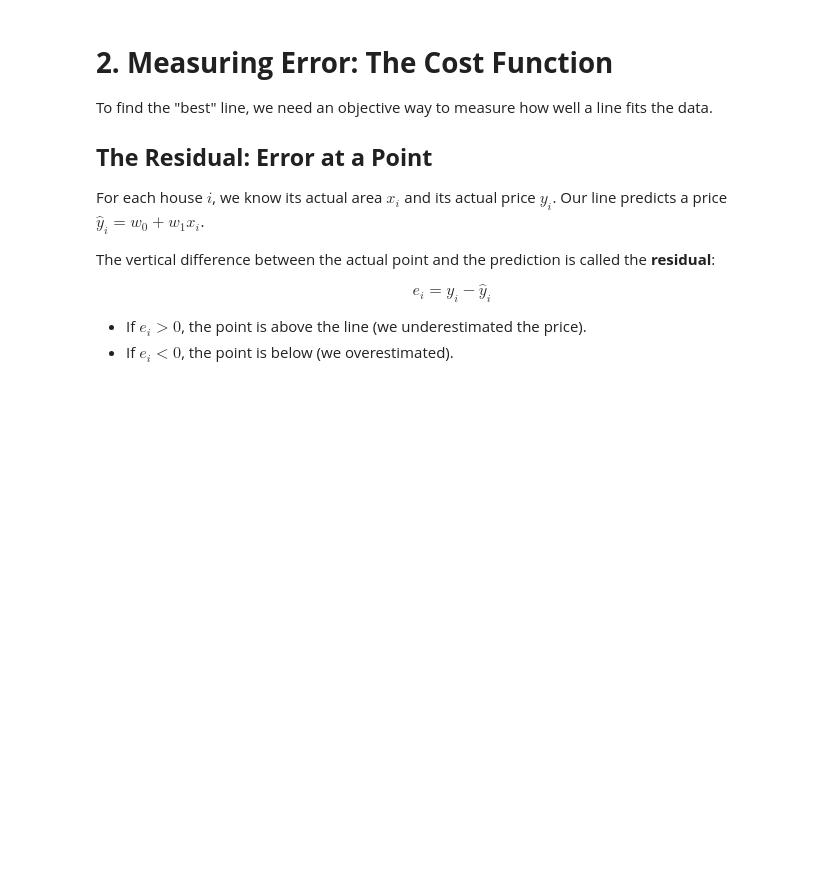
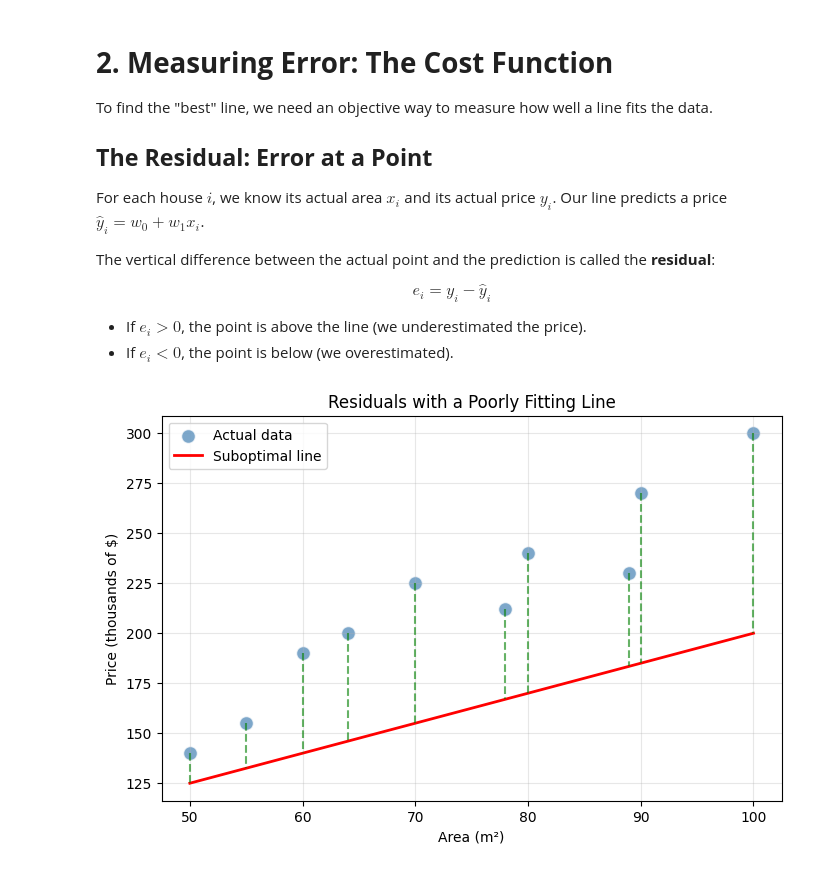
Before and after one commit to financieras/articulos, a Jupyter notebook: english_part1_gradient_descent.ipynb, the cells around one changed output. Cells and saved outputs as stored; diff of their text form; code cells hidden in the pictures; blank space fills up the shorter version.

```diff
--- a/english_part1_gradient_descent.ipynb
+++ b/english_part1_gradient_descent.ipynb
@@ -113,3 +113,21 @@ $$e_i = y_i - \hat{y}_i$$
 
 - If $e_i > 0$, the point is above the line (we underestimated the price).
 - If $e_i < 0$, the point is below (we overestimated).
+# %%
+# Quick visualization of residuals with an arbitrary line
+w0_bad, w1_bad = 50000, 1500
+y_pred_bad = w0_bad + w1_bad * area
+
+plt.figure(figsize=(8, 5))
+plt.scatter(area, price/1000, s=100, alpha=0.7, color='steelblue', edgecolors='white', label='Actual data')
+plt.plot(area, y_pred_bad/1000, 'r-', linewidth=2, label='Suboptimal line')
+for i in range(len(area)):
+    plt.plot([area[i], area[i]], [price[i]/1000, y_pred_bad[i]/1000], 'g--', alpha=0.6)
+plt.xlabel('Area (m²)')
+plt.ylabel('Price (thousands of $)')
+plt.title('Residuals with a Poorly Fitting Line')
+plt.legend()
+plt.grid(True, alpha=0.3)
+plt.show()
+# %% [output]
+[figure, added]
```
Also changed, not shown: parts of 14 cells of this notebook.
